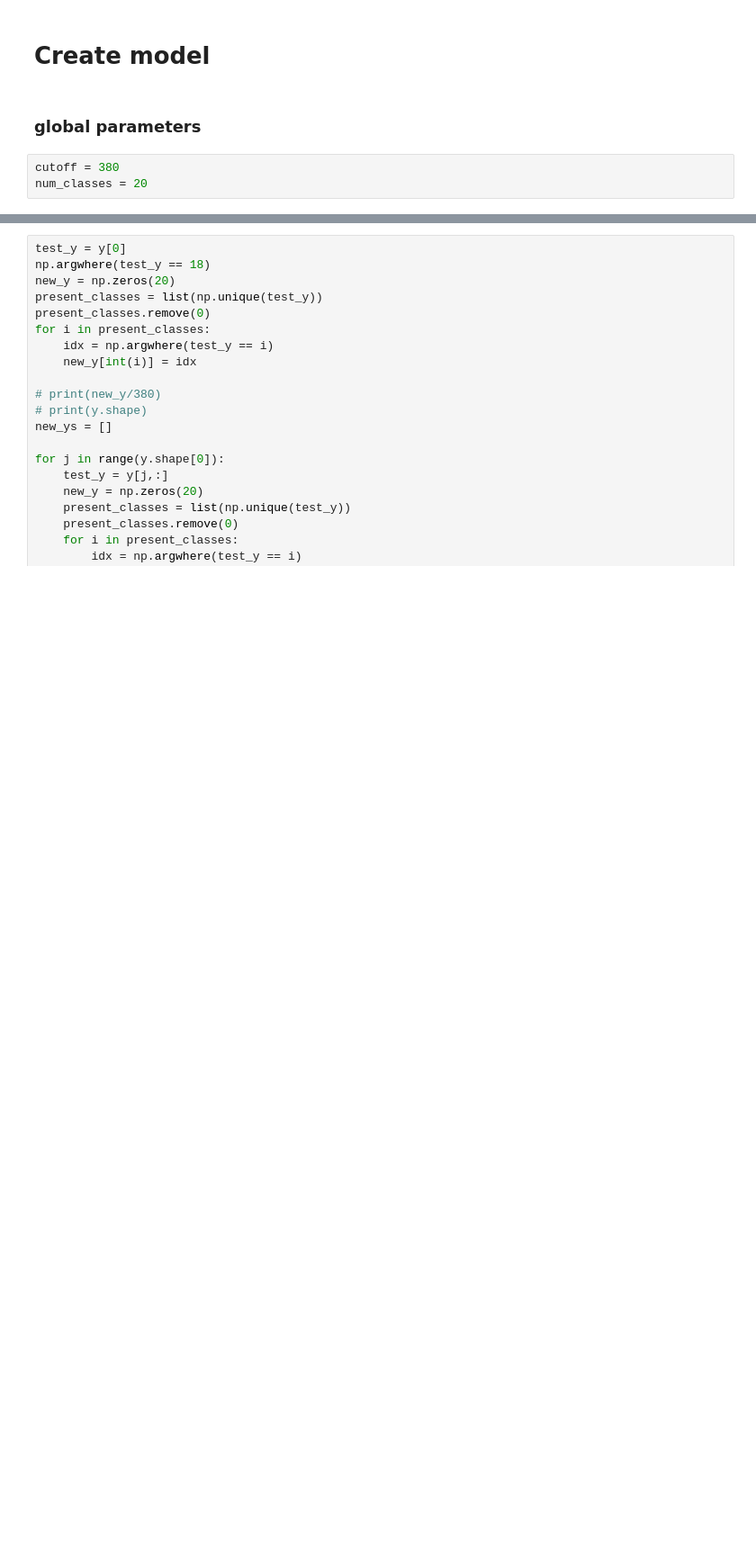
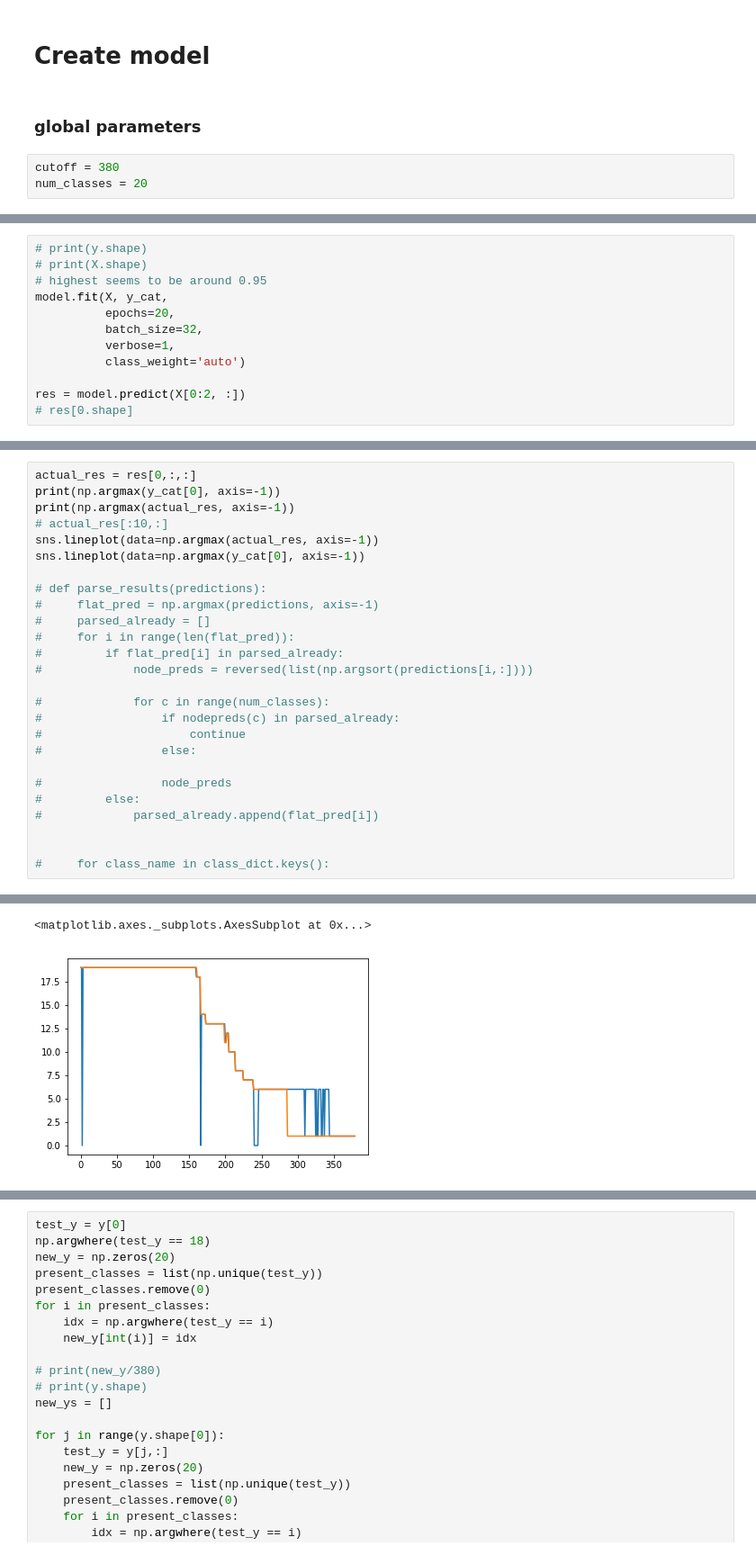
Before and after one commit to HHNK/HHNK-dijkprofiel, a Jupyter notebook: dijk_analysis.ipynb, the cells around one changed output, grey strips where cells are left out. Shown: that part at 90% size. Drawn from its saved outputs; the diff is of its cells as text; blank space fills up the shorter version.

```diff
--- a/dijk_analysis.ipynb
+++ b/dijk_analysis.ipynb
@@ -389,0 +332,12 @@ print(np.array(new_ys)[0])
+# %%
+# print(y.shape)
+# print(X.shape)
+# highest seems to be around 0.95
+model.fit(X, y_cat,
+          epochs=20,
+          batch_size=32,
+          verbose=1,
+          class_weight='auto')
+
+res = model.predict(X[0:2, :])
+# res[0.shape]
@@ -389,0 +362,27 @@ print(np.array(new_ys)[0])
+# %%
+actual_res = res[0,:,:]
+print(np.argmax(y_cat[0], axis=-1))
+print(np.argmax(actual_res, axis=-1))
+# actual_res[:10,:]
+sns.lineplot(data=np.argmax(actual_res, axis=-1))
+sns.lineplot(data=np.argmax(y_cat[0], axis=-1))
+
+# def parse_results(predictions):
+#     flat_pred = np.argmax(predictions, axis=-1)
+#     parsed_already = []
+#     for i in range(len(flat_pred)):
+#         if flat_pred[i] in parsed_already:
+#             node_preds = reversed(list(np.argsort(predictions[i,:])))
+
+#             for c in range(num_classes):
+#                 if nodepreds(c) in parsed_already:
+#                     continue
+#                 else:
+
+#                 node_preds
+#         else:
+#             parsed_already.append(flat_pred[i])
+
+
+#     for class_name in class_dict.keys():
+# %% [output]
@@ -389,0 +406,2 @@ print(np.array(new_ys)[0])
+<matplotlib.axes._subplots.AxesSubplot at 0x...>
+[figure, added]
```
Also changed, not shown: parts of 20 cells of this notebook.
